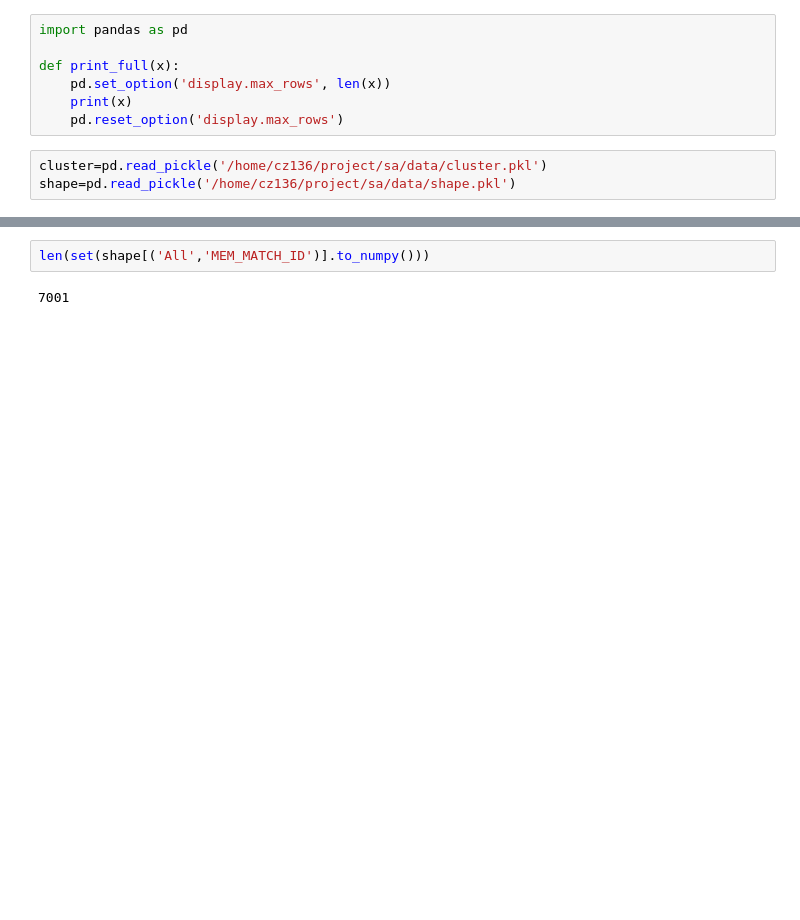
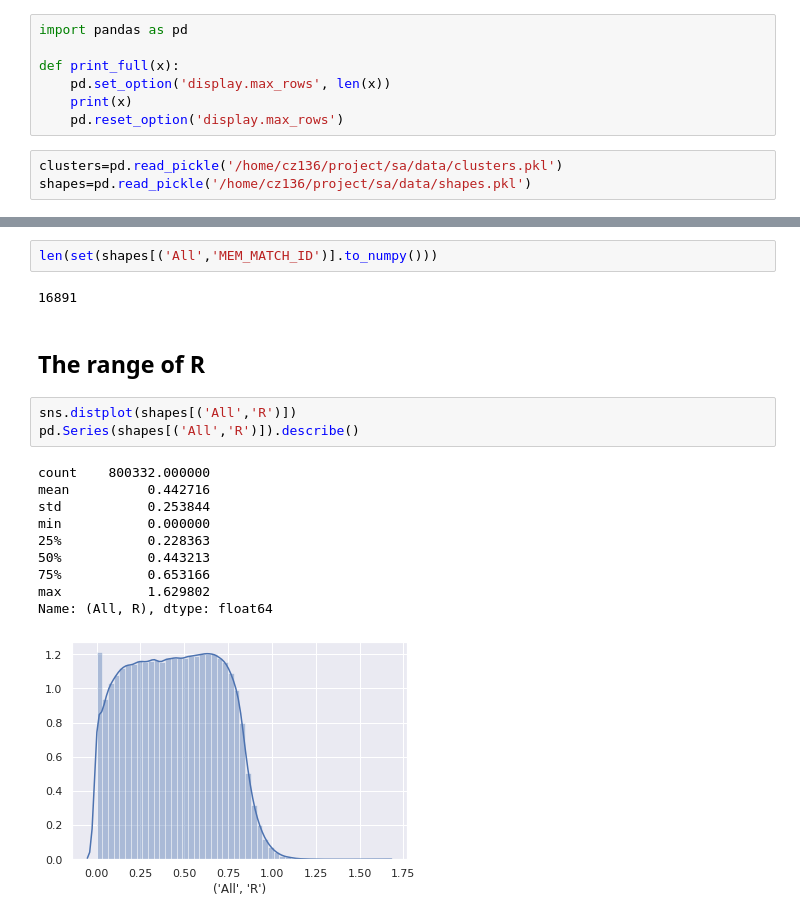
Before and after one commit to aa-12323/sa, a Jupyter notebook: lib/properties.ipynb, the cells around one changed output, grey strips where cells are left out. Cells and saved outputs as stored; diff of their text form; blank space fills up the shorter version.

```diff
--- a/lib/properties.ipynb
+++ b/lib/properties.ipynb
@@ -6,6 +8,6 @@ def print_full(x):
     print(x)
     pd.reset_option('display.max_rows')
 # %%
-cluster=pd.read_pickle('/home/cz136/project/sa/data/cluster.pkl')
-shape=pd.read_pickle('/home/cz136/project/sa/data/shape.pkl')
+clusters=pd.read_pickle('/home/cz136/project/sa/data/clusters.pkl')
+shapes=pd.read_pickle('/home/cz136/project/sa/data/shapes.pkl')
 # %%
@@ -88,4 +90,20 @@ shape
 # %%
-len(set(shape[('All','MEM_MATCH_ID')].to_numpy()))
+len(set(shapes[('All','MEM_MATCH_ID')].to_numpy()))
 # %% [output]
-7001
+16891
+# %% [markdown]
+## The range of R
+# %%
+sns.distplot(shapes[('All','R')])
+pd.Series(shapes[('All','R')]).describe()
+# %% [output]
+count    800332.000000
+mean          0.442716
+std           0.253844
+min           0.000000
+25%           0.228363
+50%           0.443213
+75%           0.653166
+max           1.629802
+Name: (All, R), dtype: float64
+[figure, added]
```
Also changed, not shown: parts of 9 cells of this notebook, 5 other files.
